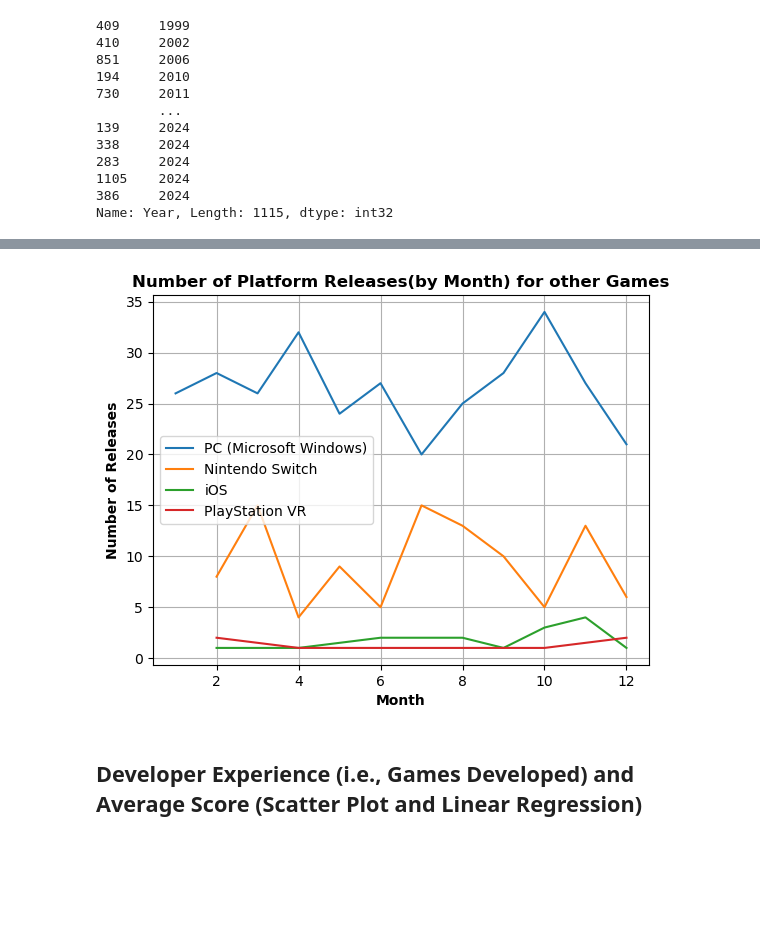
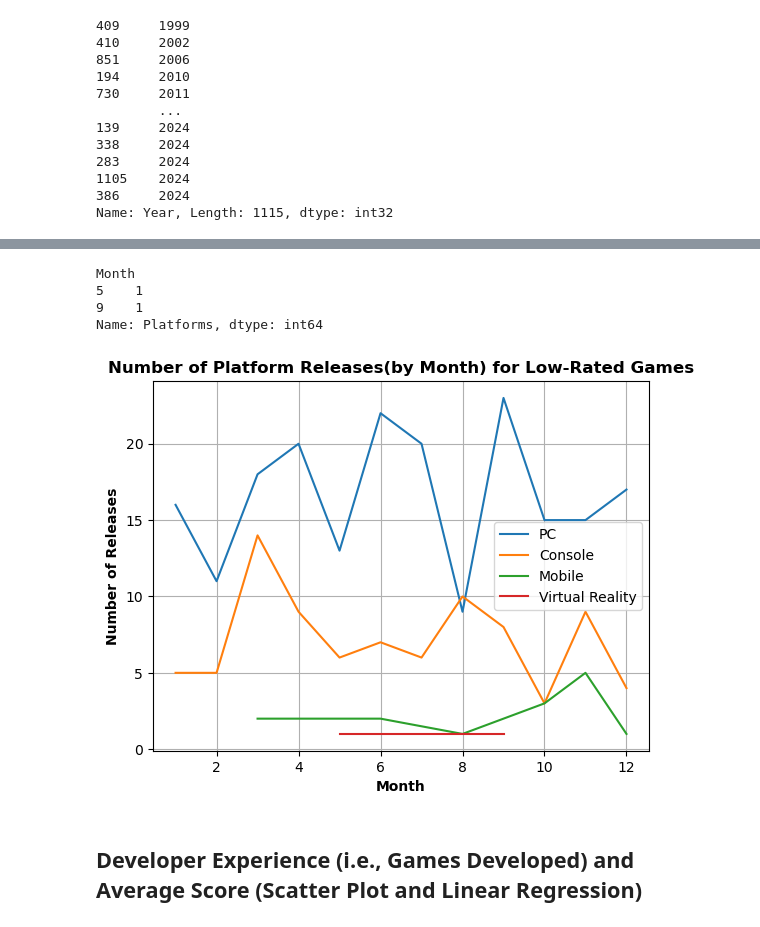
Before and after one commit to nlabern/Project_1_Steam_PC_, a Jupyter notebook: Data-analysis.ipynb, the cells around one changed output, grey strips where cells are left out. Drawn from its saved outputs; the diff is of its cells as text; code cells hidden in the pictures; blank space fills up the shorter version.

```diff
--- a/Data-analysis.ipynb
+++ b/Data-analysis.ipynb
@@ -189,8 +196,8 @@ pub_df.loc[(pub_df["Games Published"]==1671), :]
 # %%
 # Bin/Categorize average score into letter grades
 # Define the bins and labels for the categories
-bins = [0,25,50,75,100]
-labels = ['Low', 'Medium', 'High', 'Very High']
+bins = [0,60,70,80,100]
+labels = ['Very Low', 'Low', 'High', 'Very High']
 
 """
 1. Create a new column with categorical 'Grade' values based on binning the numeric 'Average Score' values column for all the dataframes.
@@ -453,6 +507,6 @@ df_released_dates
 1115 rows × 7 columns
 # %%
-df_released_dates.loc[:,'Dates'] = pd.to_datetime(df_released_dates.loc[:,'Dates'])
+df_released_dates.loc[:,'Dates'] = pd.to_datetime(df_released_dates.loc[:,'Dates']).dt.date
 df_released_dates
 # %% [output]
 |  | Title | Average Score | Grade | Score Count | Dates | Platforms | Regions |
@@ -470,7 +524,7 @@ df_released_dates
 1115 rows × 7 columns
 # %%
-df_released_dates['Month'] = df_released_dates.loc[:,'Dates'].dt.month
-df_released_dates['Year'] = df_released_dates.loc[:,'Dates'].dt.year
+df_released_dates['Month'] = pd.to_datetime(df_released_dates.loc[:,'Dates']).dt.month
+df_released_dates['Year'] =  pd.to_datetime(df_released_dates.loc[:,'Dates']).dt.year
 df_released_dates = df_released_dates[[col for col in df_released_dates.columns if col not in ['Dates', 'Month', 'Year']] + ['Dates', 'Month', 'Year']]
 df_released_dates['Month'].value_counts()
 # %% [output]
@@ -522,14 +652,15 @@ df_released_dates
 # %%
-# Line plots of the top rated games releases for the major platforms.
+# Line plots of the top rated games' releases for the major platforms.
 fig, ax = plt.subplots()
-for platform in top_platforms:
-    i = df_released_dates.loc[(df_released_dates["Grade"] == "Very High") & (df_released_dates["Platforms"]==platform)].groupby("Month")["Platforms"].count()
+for platform in list(Major_Platform_Types.keys()):
+    i = df_released_dates.loc[(df_released_dates["Grade"] == "Very High") &
+                           (df_released_dates["Platforms"].isin(Major_Platform_Types[platform]))].groupby("Month")["Platforms"].count()
     ax.plot(i.index, i.values, label=platform)
 ax.grid(visible=True, which='both', axis='both')
 ax.set_xlabel('Month', fontweight ="bold")
 ax.set_ylabel('Number of Releases', fontweight ="bold")
 ax.set_title("Number of Platform Releases(by Month) for Top-Rated Games", fontweight ="bold")
 ax.legend(loc="best")
-plt.savefig("Visuals/Line_plot_top.png",bbox_inches="tight")
+plt.savefig("Visuals/Line_plot_1-Top_Games.png",bbox_inches="tight")
 plt.show()
 # %% [output]
@@ -537,18 +722,29 @@ plt.show()
+# %%
+# Group together the low rated games' releases on VR.
+vr_l = df_released_dates.loc[(df_released_dates["Grade"] == "Very Low") &
+                    (df_released_dates["Platforms"].isin(Major_Platform_Types["Virtual Reality"]))].groupby("Month")["Platforms"].count()
+vr_l
+# %% [output]
+Month
+5    1
+9    1
+Name: Platforms, dtype: int64
 # %%
 # Line plots of the other games' releases for the major platforms.
 fig, ax = plt.subplots()
-for platform in top_platforms:
-    i = df_released_dates.loc[(df_released_dates["Grade"] != "Very High") & (df_released_dates["Platforms"]==platform)].groupby("Month")["Platforms"].count()
+for platform in list(Major_Platform_Types.keys()):
+    i = df_released_dates.loc[(df_released_dates["Grade"] == "Very Low") &
+                            (df_released_dates["Platforms"].isin(Major_Platform_Types[platform]))].groupby("Month")["Platforms"].count()
     ax.plot(i.index, i.values, label=platform)
 ax.grid(visible=True, which='both', axis='both')
 ax.set_xlabel('Month', fontweight ="bold")
 ax.set_ylabel('Number of Releases', fontweight ="bold")
-ax.set_title("Number of Platform Releases(by Month) for other Games", fontweight ="bold")
+ax.set_title("Number of Platform Releases(by Month) for Low-Rated Games", fontweight ="bold")
 ax.legend(loc="best")
-plt.savefig("Visuals/Line_plot_other.png",bbox_inches="tight")
+plt.savefig("Visuals/Line_plot_2-Bottom_Games.png",bbox_inches="tight")
 plt.show()
 # %% [output]
-[figure, old version]
+[figure, new version]
 # %% [markdown]
 ## Developer Experience (i.e., Games Developed) and Average Score (Scatter Plot and Linear Regression)
 # %%
```
Also changed, not shown: parts of 34 cells of this notebook, 8 other files.
